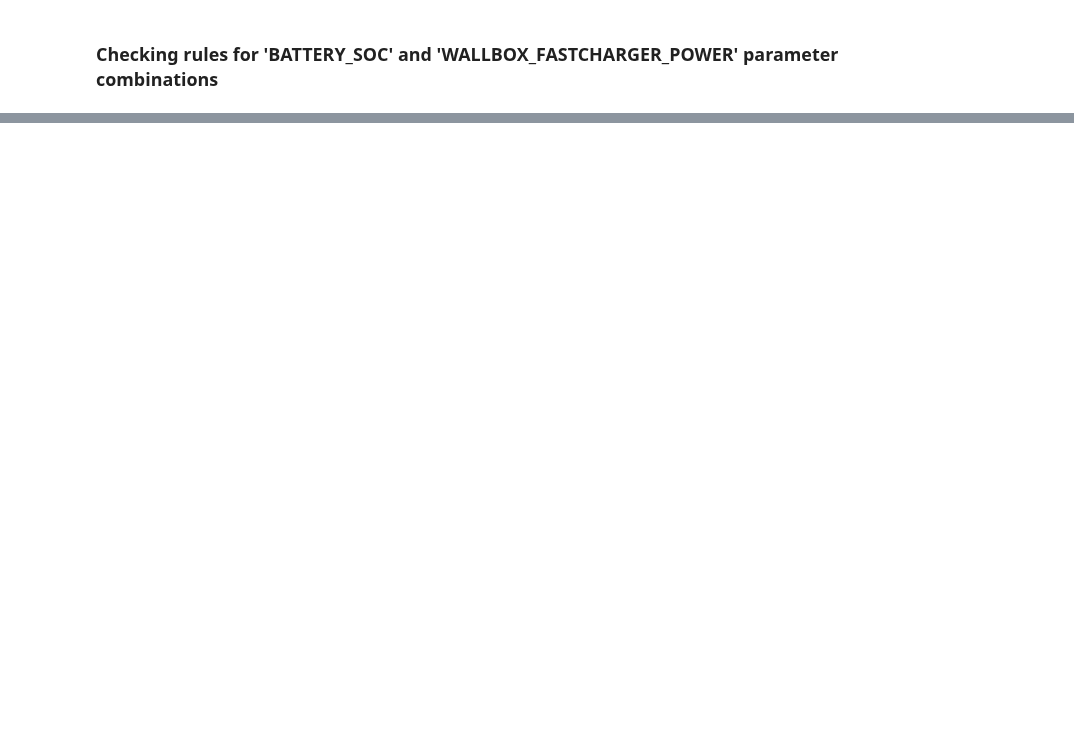
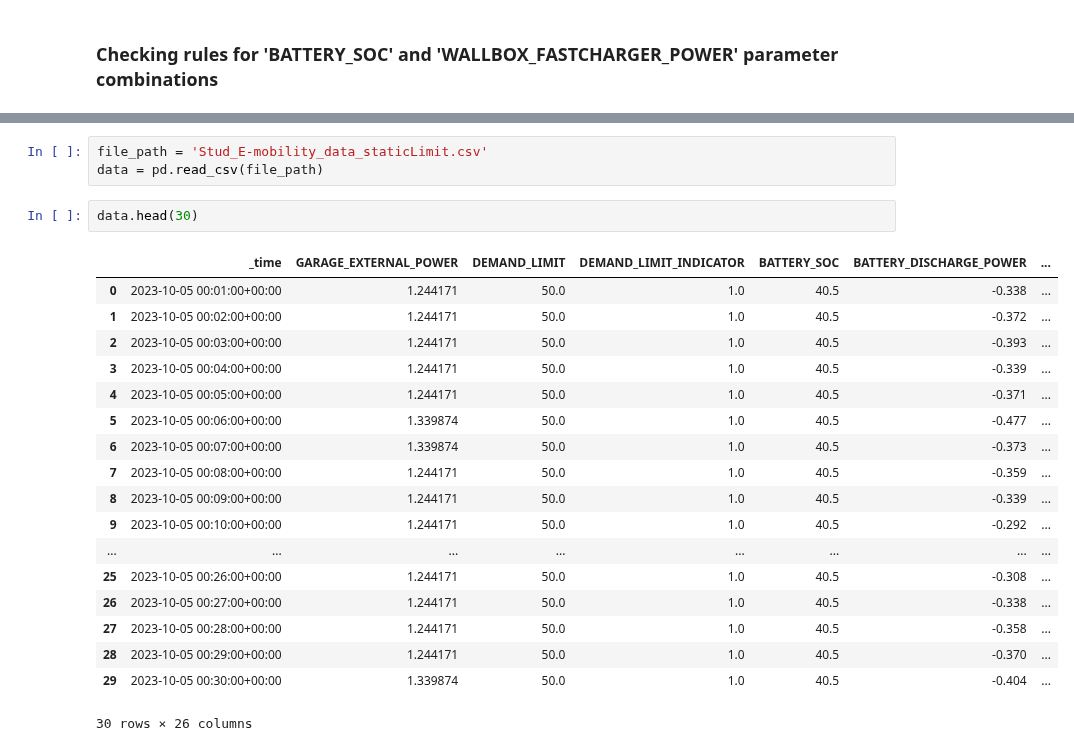
Before and after one commit to SanchoSamba/DS-project, a Jupyter notebook: LTN_Jevgenij.ipynb, the cells around one changed output, grey strips where cells are left out. Cells and saved outputs as stored; diff of their text form; blank space fills up the shorter version.

```diff
--- a/LTN_Jevgenij.ipynb
+++ b/LTN_Jevgenij.ipynb
@@ -772,0 +680,24 @@ plt.show()
+# %%
+file_path = 'Stud_E-mobility_data_staticLimit.csv'
+data = pd.read_csv(file_path)
+# %%
+data.head(30)
+# %% [output]
+|  | _time | GARAGE_EXTERNAL_POWER | DEMAND_LIMIT | DEMAND_LIMIT_INDICATOR | BATTERY_SOC | BATTERY_DISCHARGE_POWER | ... |
+| 0 | 2023-10-05 00:01:00+00:00 | 1.244171 | 50.0 | 1.0 | 40.5 | -0.338 | ... |
+| 1 | 2023-10-05 00:02:00+00:00 | 1.244171 | 50.0 | 1.0 | 40.5 | -0.372 | ... |
+| 2 | 2023-10-05 00:03:00+00:00 | 1.244171 | 50.0 | 1.0 | 40.5 | -0.393 | ... |
+| 3 | 2023-10-05 00:04:00+00:00 | 1.244171 | 50.0 | 1.0 | 40.5 | -0.339 | ... |
+| 4 | 2023-10-05 00:05:00+00:00 | 1.244171 | 50.0 | 1.0 | 40.5 | -0.371 | ... |
+| 5 | 2023-10-05 00:06:00+00:00 | 1.339874 | 50.0 | 1.0 | 40.5 | -0.477 | ... |
+| 6 | 2023-10-05 00:07:00+00:00 | 1.339874 | 50.0 | 1.0 | 40.5 | -0.373 | ... |
+| 7 | 2023-10-05 00:08:00+00:00 | 1.244171 | 50.0 | 1.0 | 40.5 | -0.359 | ... |
+| 8 | 2023-10-05 00:09:00+00:00 | 1.244171 | 50.0 | 1.0 | 40.5 | -0.339 | ... |
+| 9 | 2023-10-05 00:10:00+00:00 | 1.244171 | 50.0 | 1.0 | 40.5 | -0.292 | ... |
+| ... | ... | ... | ... | ... | ... | ... | ... |
+| 25 | 2023-10-05 00:26:00+00:00 | 1.244171 | 50.0 | 1.0 | 40.5 | -0.308 | ... |
+| 26 | 2023-10-05 00:27:00+00:00 | 1.244171 | 50.0 | 1.0 | 40.5 | -0.338 | ... |
+| 27 | 2023-10-05 00:28:00+00:00 | 1.244171 | 50.0 | 1.0 | 40.5 | -0.358 | ... |
+| 28 | 2023-10-05 00:29:00+00:00 | 1.244171 | 50.0 | 1.0 | 40.5 | -0.370 | ... |
+| 29 | 2023-10-05 00:30:00+00:00 | 1.339874 | 50.0 | 1.0 | 40.5 | -0.404 | ... |
+30 rows × 26 columns
```
Also changed, not shown: parts of 35 cells of this notebook.
